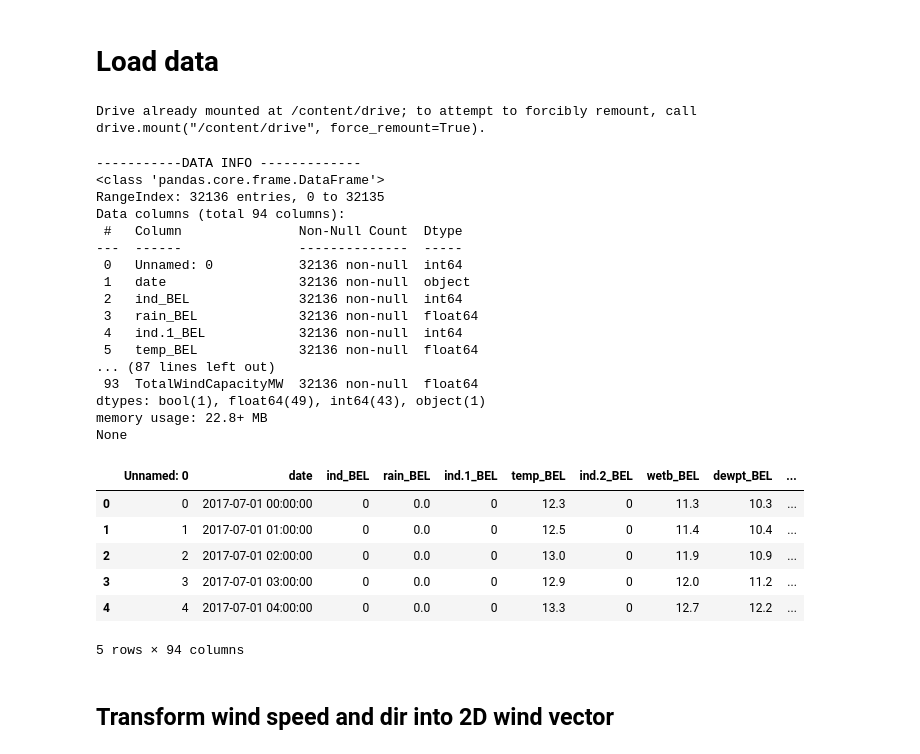
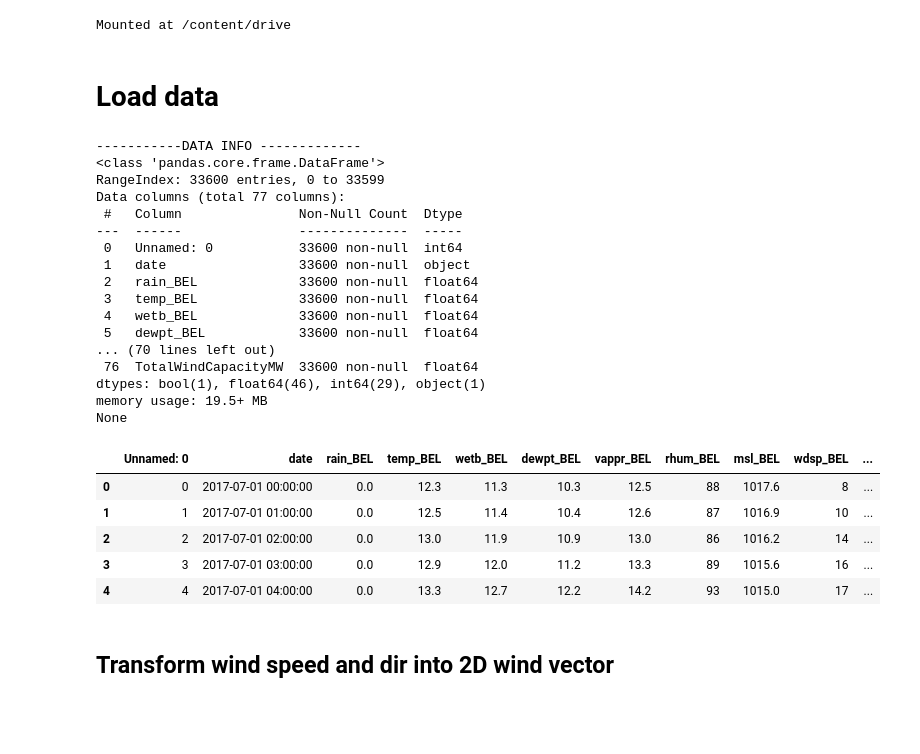
Before and after one commit to CA683-Group99/Wind-Energy-Prediction, a Jupyter notebook: 4_IslandElectricityANNModel_v2.ipynb, the cells around one changed output. Cells and saved outputs as stored; diff of their text form; code cells hidden in the pictures; blank space fills up the shorter version.

```diff
--- a/4_IslandElectricityANNModel_v2.ipynb
+++ b/4_IslandElectricityANNModel_v2.ipynb
@@ -1,2 +1,11 @@
 # %% [markdown]
 <a href="https://colab.research.google.com/github/CA683-Group99/Wind-Energy-Prediction/blob/main/4_IslandElectricityANNModel_v2.ipynb" target="_parent"><img src="https://colab.research.google.com/assets/colab-badge.svg" alt="Open In Colab"/></a>
+# %%
+from google.colab import drive
+drive.mount('/content/drive')
+
+import os
+os.chdir('/content/drive/MyDrive/CA683Project')
+# CL os.chdir('/content/drive/MyDrive/Colab Notebooks/CA683Project')
+# %% [output]
+Mounted at /content/drive
@@ -3,11 +15,2 @@
 # %% [markdown]
 # Load data
-# %%
-from google.colab import drive
-drive.mount('/content/drive')
-
-import os
-os.chdir('/content/drive/MyDrive/CA683Project')
-# CL os.chdir('/content/drive/MyDrive/Colab Notebooks/CA683Project')
-# %% [output]
-Drive already mounted at /content/drive; to attempt to forcibly remount, call drive.mount("/content/drive", force_remount=True).
@@ -14,44 +21,43 @@ Drive already mounted at /content/drive; to attempt to forcibly remount, call dr
 # %%
 import pandas as pd
 
 inFilename = 'IslandElectricity2017_2020v4.csv'
 filePath = 'Data/' + inFilename
-# CL inData = pd.read_csv(filePath)
-inData = pd.read_csv(inFilename)
+inData = pd.read_csv(filePath)
+#inData = pd.read_csv(inFilename)
 
 print('-----------DATA INFO -------------')
 print(inData.info())
 
 display(inData.head())
 
 
 inData.date = pd.to_datetime(inData.date, format='%Y-%m-%d %H:%M', errors='ignore')
 inData.isweekday = inData.isweekday.astype('bool')
 # %% [output]
 -----------DATA INFO -------------
 <class 'pandas.core.frame.DataFrame'>
-RangeIndex: 32136 entries, 0 to 32135
-Data columns (total 94 columns):
+RangeIndex: 33600 entries, 0 to 33599
+Data columns (total 77 columns):
  #   Column               Non-Null Count  Dtype
 ---  ------               --------------  -----
- 0   Unnamed: 0           32136 non-null  int64
- 1   date                 32136 non-null  object
- 2   ind_BEL              32136 non-null  int64
- 3   rain_BEL             32136 non-null  float64
- 4   ind.1_BEL            32136 non-null  int64
- 5   temp_BEL             32136 non-null  float64
-... (87 lines left out)
- 93  TotalWindCapacityMW  32136 non-null  float64
-dtypes: bool(1), float64(49), int64(43), object(1)
-memory usage: 22.8+ MB
+ 0   Unnamed: 0           33600 non-null  int64
+ 1   date                 33600 non-null  object
+ 2   rain_BEL             33600 non-null  float64
+ 3   temp_BEL             33600 non-null  float64
+ 4   wetb_BEL             33600 non-null  float64
+ 5   dewpt_BEL            33600 non-null  float64
+... (70 lines left out)
+ 76  TotalWindCapacityMW  33600 non-null  float64
+dtypes: bool(1), float64(46), int64(29), object(1)
+memory usage: 19.5+ MB
 None
-|  | Unnamed: 0 | date | ind_BEL | rain_BEL | ind.1_BEL | temp_BEL | ind.2_BEL | wetb_BEL | dewpt_BEL | ... |
-| 0 | 0 | 2017-07-01 00:00:00 | 0 | 0.0 | 0 | 12.3 | 0 | 11.3 | 10.3 | ... |
-| 1 | 1 | 2017-07-01 01:00:00 | 0 | 0.0 | 0 | 12.5 | 0 | 11.4 | 10.4 | ... |
-| 2 | 2 | 2017-07-01 02:00:00 | 0 | 0.0 | 0 | 13.0 | 0 | 11.9 | 10.9 | ... |
-| 3 | 3 | 2017-07-01 03:00:00 | 0 | 0.0 | 0 | 12.9 | 0 | 12.0 | 11.2 | ... |
-| 4 | 4 | 2017-07-01 04:00:00 | 0 | 0.0 | 0 | 13.3 | 0 | 12.7 | 12.2 | ... |
+|  | Unnamed: 0 | date | rain_BEL | temp_BEL | wetb_BEL | dewpt_BEL | vappr_BEL | rhum_BEL | msl_BEL | wdsp_BEL | ... |
+| 0 | 0 | 2017-07-01 00:00:00 | 0.0 | 12.3 | 11.3 | 10.3 | 12.5 | 88 | 1017.6 | 8 | ... |
+| 1 | 1 | 2017-07-01 01:00:00 | 0.0 | 12.5 | 11.4 | 10.4 | 12.6 | 87 | 1016.9 | 10 | ... |
+| 2 | 2 | 2017-07-01 02:00:00 | 0.0 | 13.0 | 11.9 | 10.9 | 13.0 | 86 | 1016.2 | 14 | ... |
+| 3 | 3 | 2017-07-01 03:00:00 | 0.0 | 12.9 | 12.0 | 11.2 | 13.3 | 89 | 1015.6 | 16 | ... |
+| 4 | 4 | 2017-07-01 04:00:00 | 0.0 | 13.3 | 12.7 | 12.2 | 14.2 | 93 | 1015.0 | 17 | ... |
-5 rows × 94 columns
 # %% [markdown]
 ## Transform wind speed and dir into 2D wind vector
 # %%
```
Also changed, not shown: parts of 91 cells of this notebook.
